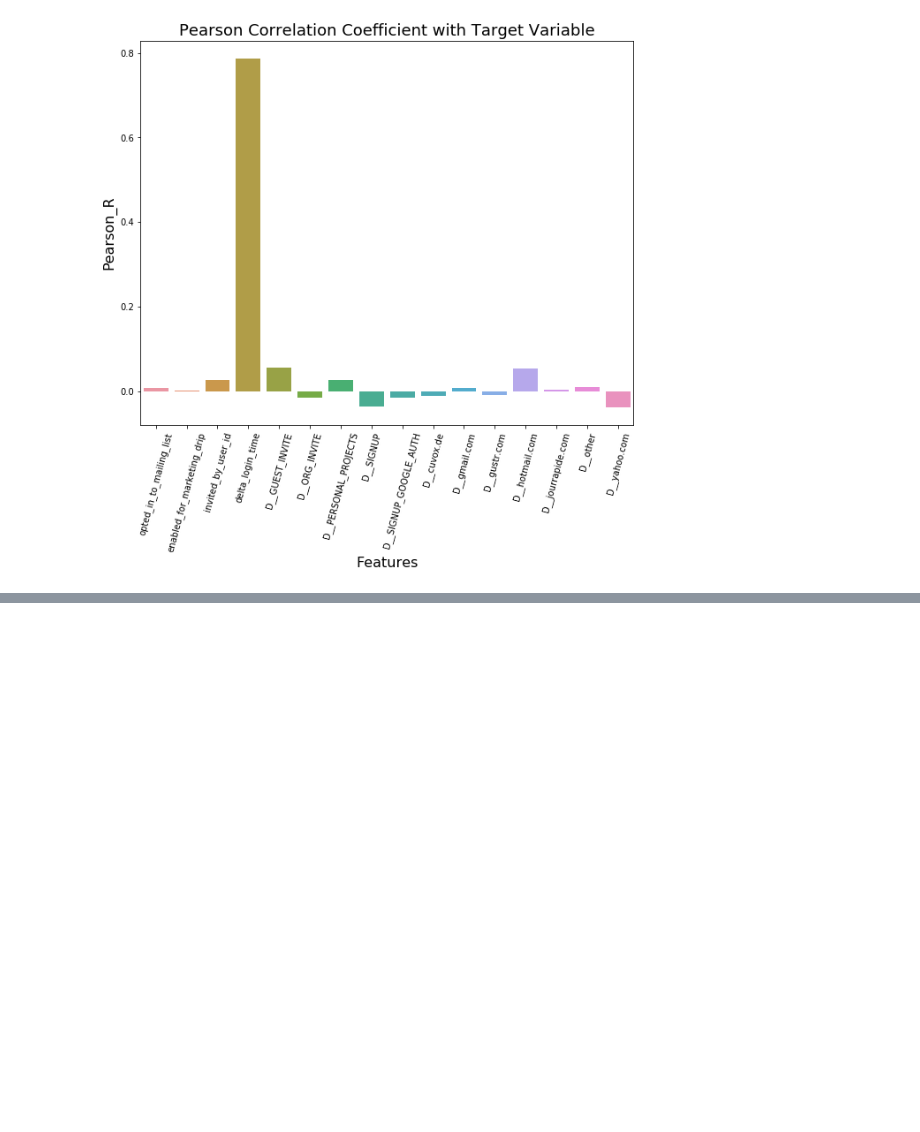
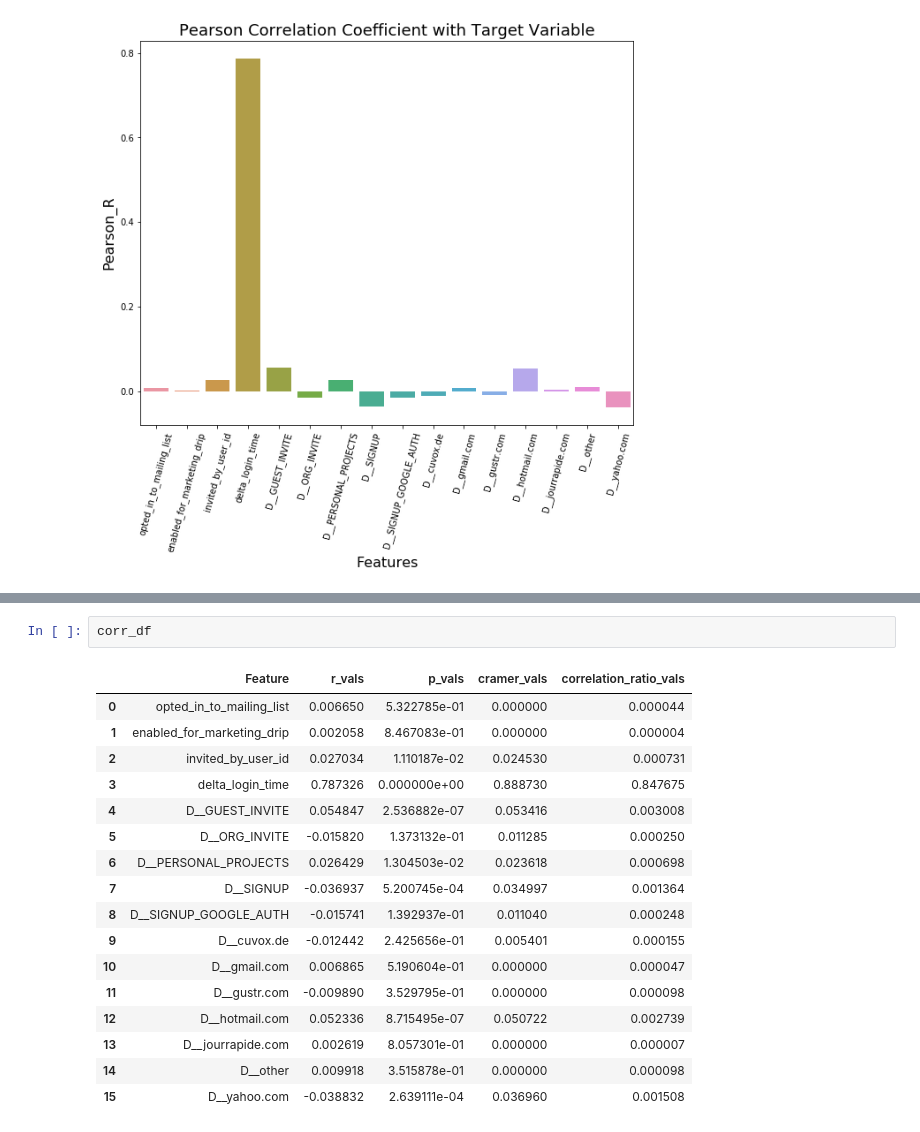
Before and after one commit to danfeldman90/Springboard-projects, a Jupyter notebook: Relax_Challenge/Relax_Challenge.ipynb, the cells around one changed output, grey strips where cells are left out. Saved outputs shown, nothing was run; the diff lists cells and outputs as text; blank space fills up the shorter version.

```diff
--- a/Relax_Challenge/Relax_Challenge.ipynb
+++ b/Relax_Challenge/Relax_Challenge.ipynb
@@ -325,0 +406,20 @@ Given the time constraints of this challenge, and the recommendation of only spe
+# %%
+corr_df
+# %% [output]
+|  | Feature | r_vals | p_vals | cramer_vals | correlation_ratio_vals |
+| 0 | opted_in_to_mailing_list | 0.006650 | 5.322785e-01 | 0.000000 | 0.000044 |
+| 1 | enabled_for_marketing_drip | 0.002058 | 8.467083e-01 | 0.000000 | 0.000004 |
+| 2 | invited_by_user_id | 0.027034 | 1.110187e-02 | 0.024530 | 0.000731 |
+| 3 | delta_login_time | 0.787326 | 0.000000e+00 | 0.888730 | 0.847675 |
+| 4 | D__GUEST_INVITE | 0.054847 | 2.536882e-07 | 0.053416 | 0.003008 |
+| 5 | D__ORG_INVITE | -0.015820 | 1.373132e-01 | 0.011285 | 0.000250 |
+| 6 | D__PERSONAL_PROJECTS | 0.026429 | 1.304503e-02 | 0.023618 | 0.000698 |
+| 7 | D__SIGNUP | -0.036937 | 5.200745e-04 | 0.034997 | 0.001364 |
+| 8 | D__SIGNUP_GOOGLE_AUTH | -0.015741 | 1.392937e-01 | 0.011040 | 0.000248 |
+| 9 | D__cuvox.de | -0.012442 | 2.425656e-01 | 0.005401 | 0.000155 |
+| 10 | D__gmail.com | 0.006865 | 5.190604e-01 | 0.000000 | 0.000047 |
+| 11 | D__gustr.com | -0.009890 | 3.529795e-01 | 0.000000 | 0.000098 |
+| 12 | D__hotmail.com | 0.052336 | 8.715495e-07 | 0.050722 | 0.002739 |
+| 13 | D__jourrapide.com | 0.002619 | 8.057301e-01 | 0.000000 | 0.000007 |
+| 14 | D__other | 0.009918 | 3.515878e-01 | 0.000000 | 0.000098 |
+| 15 | D__yahoo.com | -0.038832 | 2.639111e-04 | 0.036960 | 0.001508 |
```
Also changed, not shown: parts of 11 cells of this notebook, 2 other files.
